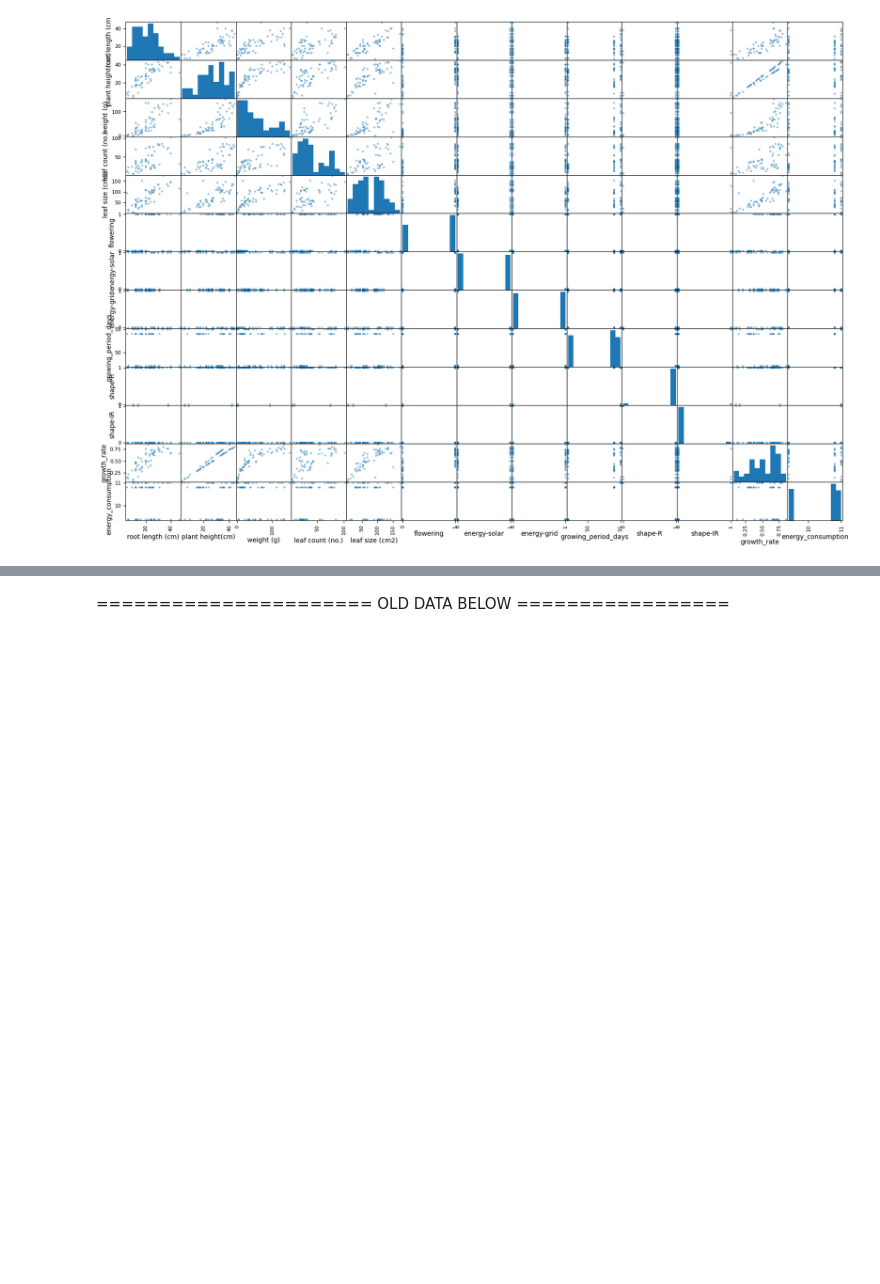
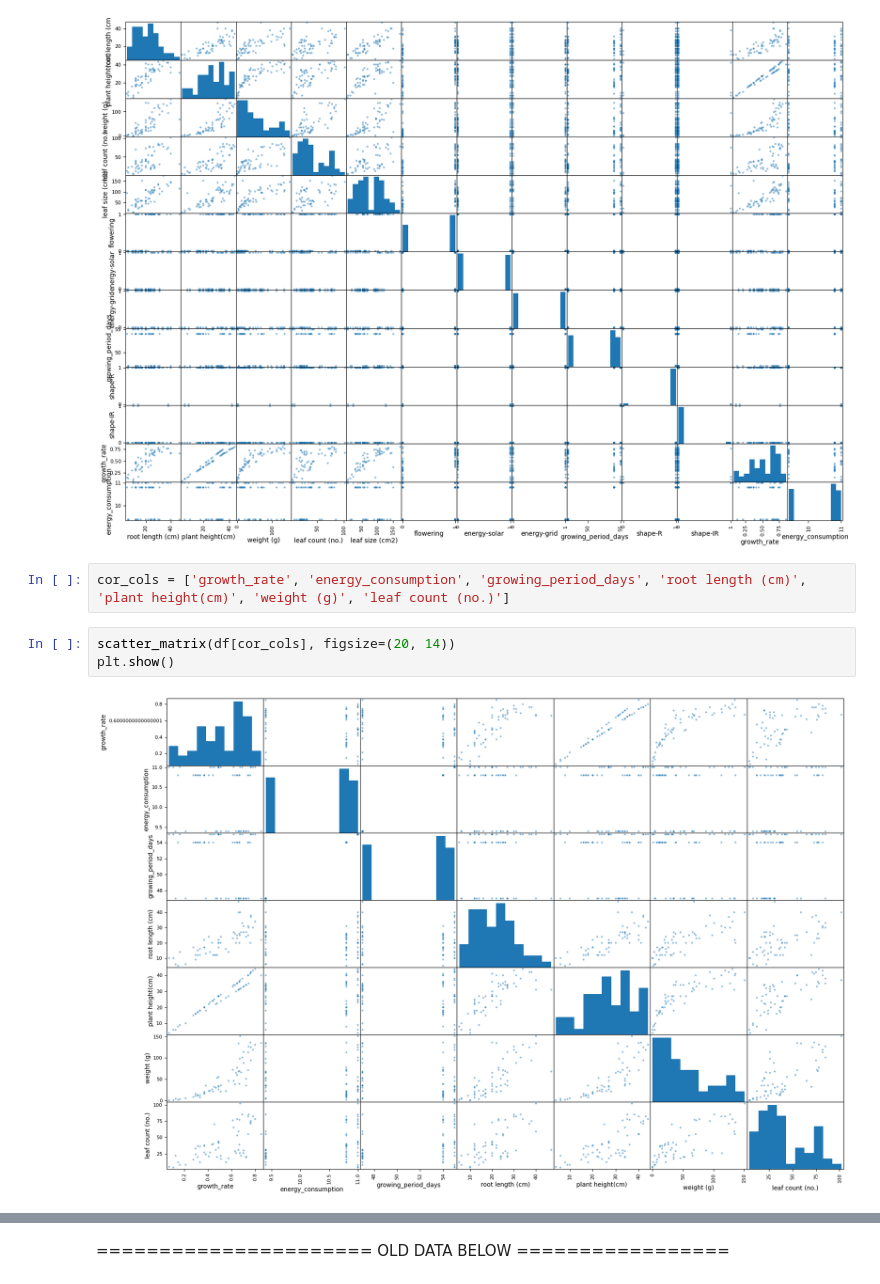
Before and after one commit to taniabuzykina/keylife-ng-pv, a Jupyter notebook: ml_project_1/plant_data_ml.ipynb, the cells around one changed output, grey strips where cells are left out. Saved outputs shown, nothing was run; the diff lists cells and outputs as text; blank space fills up the shorter version.

```diff
--- a/ml_project_1/plant_data_ml.ipynb
+++ b/ml_project_1/plant_data_ml.ipynb
@@ -251,3 +253,10 @@ scatter_matrix(df, figsize=(20, 14))
 plt.show()
 # %% [output]
 [figure]
+# %%
+cor_cols = ['growth_rate', 'energy_consumption', 'growing_period_days', 'root length (cm)', 'plant height(cm)', 'weight (g)', 'leaf count (no.)']
+# %%
+scatter_matrix(df[cor_cols], figsize=(20, 14))
+plt.show()
+# %% [output]
+[figure, added]
```
Also changed, not shown: parts of 51 cells of this notebook.
